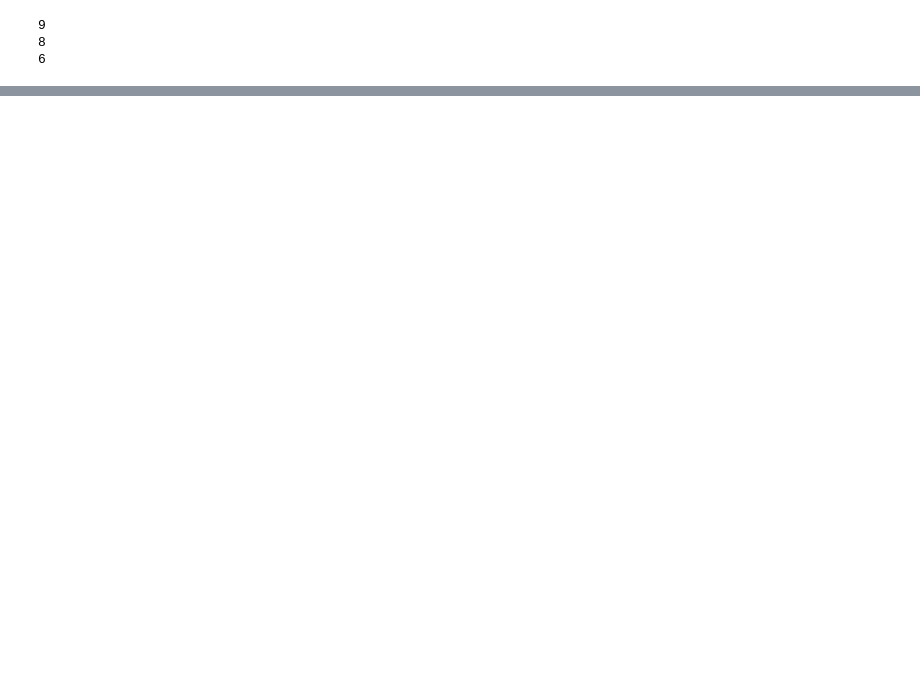
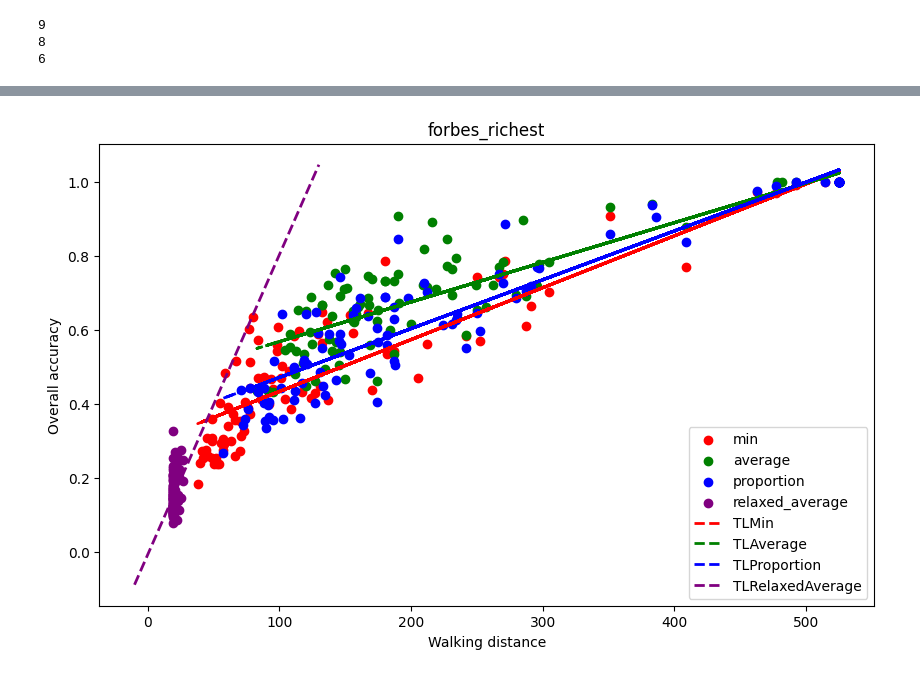
Before and after one commit to SadehYuval/MiniProjectDataManagment, a Jupyter notebook: MiniProjectDataManagment.ipynb, the cells around one changed output, grey strips where cells are left out. Saved outputs shown, nothing was run; the diff lists cells and outputs as text; code cells hidden in the pictures; blank space fills up the shorter version.

Commit message:
11.06 -> add plots and change algo. 3

```diff
--- a/MiniProjectDataManagment.ipynb
+++ b/MiniProjectDataManagment.ipynb
@@ -240,9 +240,11 @@ OTHER = 215
 
 for i in range(3):
   random.shuffle(forbes_richest)
-  output2 = algorithm_2(forbes_richest, 20, 526, 5, [4, 4, 4, 4, 4], [4, 4, 4, 4, 4], [GERMANY, USA, CHINA, RUSSIA, OTHER])
-  for item in output2:
+  output2 = algorithm_3(forbes_richest, 20, 526, 5, [4, 4, 4, 4, 4], [4, 4, 4, 4, 4], [GERMANY, USA, CHINA, RUSSIA, OTHER])
+  list2 = output2[0]
+  for item in list2:
     print(item.name)
+
   print("===========================================")
 
 data_set2 = pd.read_csv("astronauts_Mini.csv")
@@ -275,8 +277,9 @@ fields_list = [PHYSICS, AEROSPACEENGINEERING, MECHANICALENGINEERING, AERONAUTICA
 
 for i in range(3):
   random.shuffle(astronauts)
-  output2 = algorithm_2(astronauts, 30, 357, 10, [3, 3, 3, 3, 3, 3, 3, 3, 3, 3], [3, 3, 3, 3, 3, 3, 3, 3, 3, 3], fields_list)
-  for item in output2:
+  output2 = algorithm_3(astronauts, 30, 357, 10, [3, 3, 3, 3, 3, 3, 3, 3, 3, 3], [3, 3, 3, 3, 3, 3, 3, 3, 3, 3], fields_list)
+  list2 = output2[0]
+  for item in list2:
     print(item.name)
   print("===========================================")
 # %% [output]
@@ -299,0 +454,47 @@ Daniel W. Bursch
+# %%
+import matplotlib.pyplot as plt
+import numpy as np
+# Create a plot
+x = np.linspace(100, 350, 20)
+y = np.linspace(0.0, 1.0, 20)
+
+# Create a plot
+plt.figure(figsize=(10, 6))
+
+# Plot each trend line
+plt.scatter(walking_distance_min, accuracy_axis_y_min, label='min', color='red')
+plt.scatter(walking_distance_average, accuracy_axis_y_average, label='average', color='green')
+plt.scatter(walking_distance_proportion, accuracy_axis_y_proportion, label='proportion', color='blue')
+plt.scatter(walking_distance_relaxed_average, accuracy_axis_y_relaxed_average, label='relaxed_average', color='purple')
+
+coefficients_min = np.polyfit(walking_distance_min, accuracy_axis_y_min, 1)
+trend_line = np.poly1d(coefficients_min)
+plt.plot(walking_distance_min, trend_line(walking_distance_min), label='TLMin', color='red', linestyle='--', linewidth=2)
+coefficients_average = np.polyfit(walking_distance_average, accuracy_axis_y_average, 1)
+trend_line = np.poly1d(coefficients_average)
+plt.plot(walking_distance_average, trend_line(walking_distance_average), label='TLAverage', color='green', linestyle='--', linewidth=2)
+coefficients_proportion = np.polyfit(walking_distance_proportion, accuracy_axis_y_proportion, 1)
+trend_line = np.poly1d(coefficients_proportion)
+plt.plot(walking_distance_proportion, trend_line(walking_distance_proportion), label='TLProportion', color='blue', linestyle='--', linewidth=2)
+
+
+# plt.plot(coefficients_relaxed_average, np.ploy1d)
+coefficients_relaxed_average = np.polyfit(walking_distance_relaxed_average, accuracy_axis_y_relaxed_average, 1)
+trend_line = np.poly1d(coefficients_relaxed_average)
+x_range = np.linspace(min(coefficients_relaxed_average), max(coefficients_relaxed_average) + 130, 2)
+plt.plot(x_range, trend_line(x_range), label='TLRelaxedAverage', color='purple', linestyle='--', linewidth=2)
+
+
+
+
+# Add title and labels
+plt.title('forbes_richest')
+plt.xlabel('Walking distance')
+plt.ylabel('Overall accuracy')
+# Add a legend
+plt.legend()
+
+# Show the plot
+plt.show()
+# %% [output]
+[figure, added]
```
Also changed, not shown: parts of 3 cells of this notebook.
